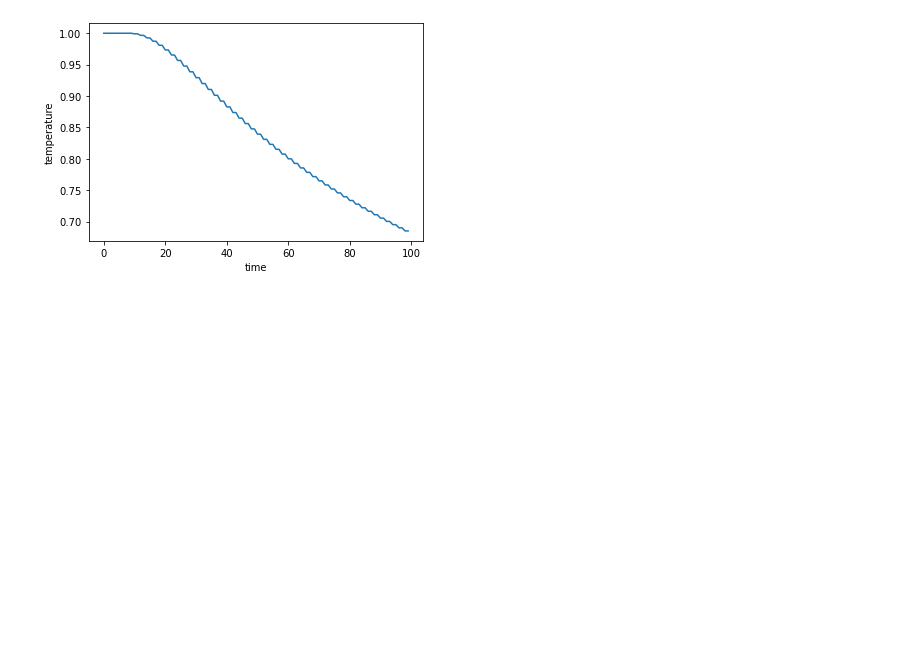
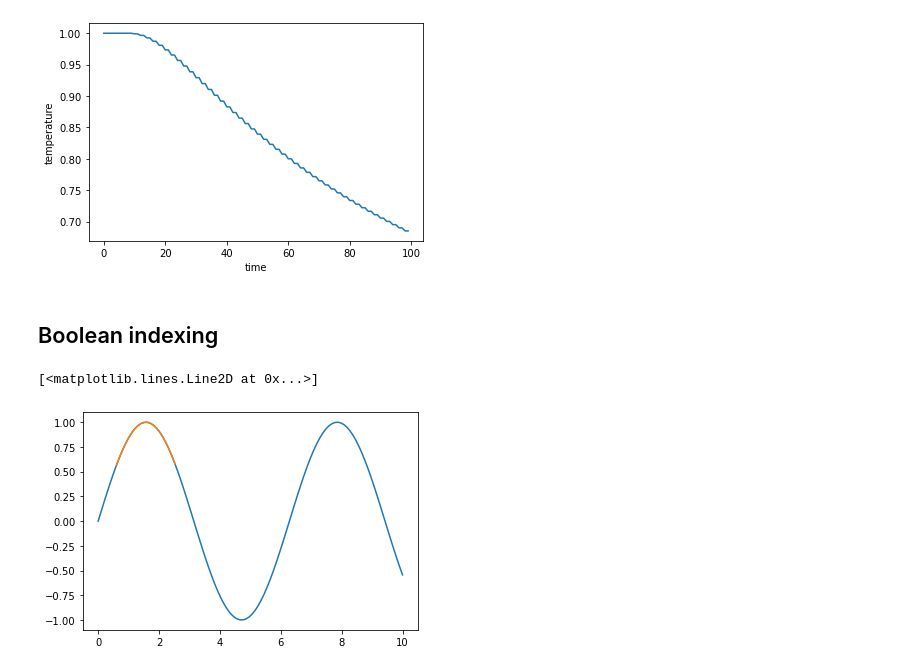
Before and after one commit to speleophysics/Math-modeling-2020, a Jupyter notebook: heat-equation/heat-equation.ipynb, the cells around one changed output. Saved outputs shown, nothing was run; the diff lists cells and outputs as text; code cells hidden in the pictures; blank space fills up the shorter version.

```diff
--- a/heat-equation/heat-equation.ipynb
+++ b/heat-equation/heat-equation.ipynb
@@ -44,3 +69,17 @@ ylabel('temperature')
 # %% [output]
 Text(0, 0.5, 'temperature')
 [figure]
+# %% [markdown]
+## Boolean indexing
+# %%
+x = linspace(0,10,100)
+#print(x)
+y = sin(x)
+plot(x,y)
+
+x_peak = x[y>0.5]
+y_peak = y[y>0.5]
+plot(x_peak, y_peak)
+# %% [output]
+[<matplotlib.lines.Line2D at 0x...>]
+[figure, added]
```
Also changed, not shown: parts of 4 cells of this notebook.
